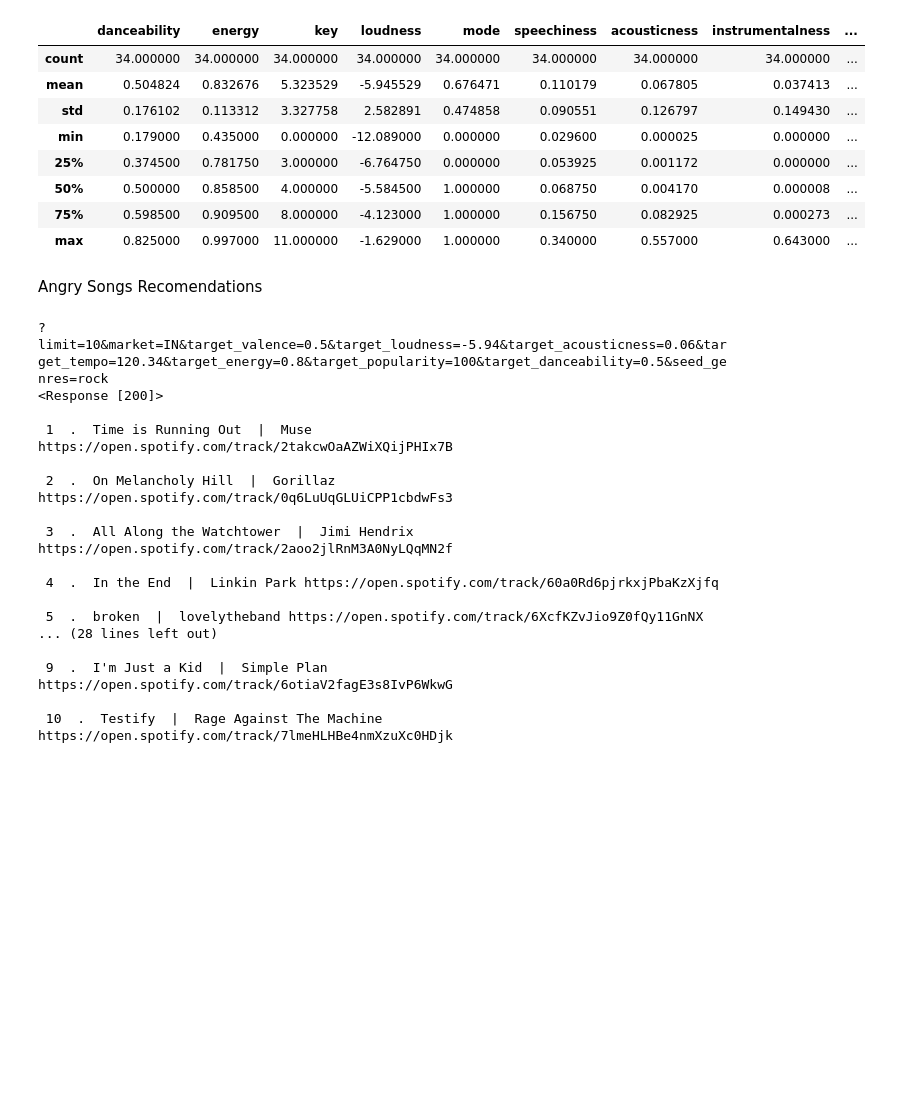
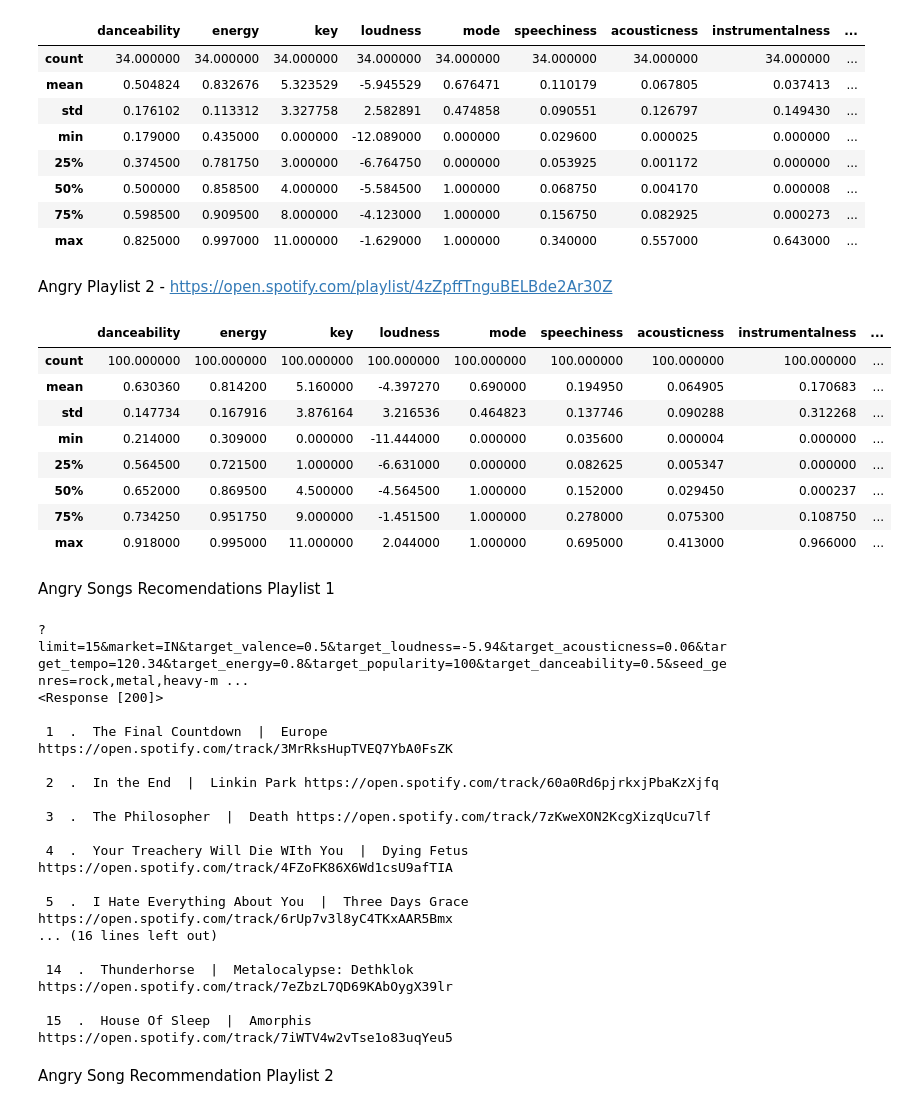
Before and after one commit to priyanka-maz/music-recommendation-facial-emotion, a Jupyter notebook: spotifyplaylist.ipynb, the cells around one changed output. Saved outputs shown, nothing was run; the diff lists cells and outputs as text; code cells hidden in the pictures; blank space fills up the shorter version.

```diff
--- a/spotifyplaylist.ipynb
+++ b/spotifyplaylist.ipynb
@@ -166,27 +166,45 @@ angry_df.describe()
 | 50% | 0.500000 | 0.858500 | 4.000000 | -5.584500 | 1.000000 | 0.068750 | 0.004170 | 0.000008 | ... |
 | 75% | 0.598500 | 0.909500 | 8.000000 | -4.123000 | 1.000000 | 0.156750 | 0.082925 | 0.000273 | ... |
 | max | 0.825000 | 0.997000 | 11.000000 | -1.629000 | 1.000000 | 0.340000 | 0.557000 | 0.643000 | ... |
+# %% [markdown]
+Angry Playlist 2 - https://open.spotify.com/playlist/4zZpffTnguBELBde2Ar30Z
+# %%
+angry_df = get_song_details('4zZpffTnguBELBde2Ar30Z')
+angry_df.describe()
+#angry_df.head()
+# %% [output]
+|  | danceability | energy | key | loudness | mode | speechiness | acousticness | instrumentalness | ... |
+| count | 100.000000 | 100.000000 | 100.000000 | 100.000000 | 100.000000 | 100.000000 | 100.000000 | 100.000000 | ... |
+| mean | 0.630360 | 0.814200 | 5.160000 | -4.397270 | 0.690000 | 0.194950 | 0.064905 | 0.170683 | ... |
+| std | 0.147734 | 0.167916 | 3.876164 | 3.216536 | 0.464823 | 0.137746 | 0.090288 | 0.312268 | ... |
+| min | 0.214000 | 0.309000 | 0.000000 | -11.444000 | 0.000000 | 0.035600 | 0.000004 | 0.000000 | ... |
+| 25% | 0.564500 | 0.721500 | 1.000000 | -6.631000 | 0.000000 | 0.082625 | 0.005347 | 0.000000 | ... |
+| 50% | 0.652000 | 0.869500 | 4.500000 | -4.564500 | 1.000000 | 0.152000 | 0.029450 | 0.000237 | ... |
+| 75% | 0.734250 | 0.951750 | 9.000000 | -1.451500 | 1.000000 | 0.278000 | 0.075300 | 0.108750 | ... |
+| max | 0.918000 | 0.995000 | 11.000000 | 2.044000 | 1.000000 | 0.695000 | 0.413000 | 0.966000 | ... |
 # %% [markdown]
-Angry Songs Recomendations
+Angry Songs Recomendations Playlist 1
 # %%
 #FYI seed_genre matters a lot
 
-get_recomendations(seed_genres="rock", limit=10, target_popularity=100, target_danceability=0.5, target_energy=0.8, target_loudness=-5.94, target_acousticness=0.06, target_valence=0.5, target_tempo=120.34)
+get_recomendations(seed_genres="rock,metal,heavy-metal,death-metal,punk-rock", limit=15, target_popularity=100, target_danceability=0.5, target_energy=0.8, target_loudness=-5.94, target_acousticness=0.06, target_valence=0.5, target_tempo=120.34)
 # %% [output]
-?limit=10&market=IN&target_valence=0.5&target_loudness=-5.94&target_acousticness=0.06&target_tempo=120.34&target_energy=0.8&target_popularity=100&target_danceability=0.5&seed_genres=rock
+?limit=15&market=IN&target_valence=0.5&target_loudness=-5.94&target_acousticness=0.06&target_tempo=120.34&target_energy=0.8&target_popularity=100&target_danceability=0.5&seed_genres=rock,metal,heavy-m ...
 <Response [200]>
 
- 1  .  Time is Running Out  |  Muse https://open.spotify.com/track/2takcwOaAZWiXQijPHIx7B
+ 1  .  The Final Countdown  |  Europe https://open.spotify.com/track/3MrRksHupTVEQ7YbA0FsZK
 
- 2  .  On Melancholy Hill  |  Gorillaz https://open.spotify.com/track/0q6LuUqGLUiCPP1cbdwFs3
+ 2  .  In the End  |  Linkin Park https://open.spotify.com/track/60a0Rd6pjrkxjPbaKzXjfq
 
- 3  .  All Along the Watchtower  |  Jimi Hendrix https://open.spotify.com/track/2aoo2jlRnM3A0NyLQqMN2f
+ 3  .  The Philosopher  |  Death https://open.spotify.com/track/7zKweXON2KcgXizqUcu7lf
 
- 4  .  In the End  |  Linkin Park https://open.spotify.com/track/60a0Rd6pjrkxjPbaKzXjfq
+ 4  .  Your Treachery Will Die WIth You  |  Dying Fetus https://open.spotify.com/track/4FZoFK86X6Wd1csU9afTIA
 
- 5  .  broken  |  lovelytheband https://open.spotify.com/track/6XcfKZvJio9Z0fQy11GnNX
-... (28 lines left out)
+ 5  .  I Hate Everything About You  |  Three Days Grace https://open.spotify.com/track/6rUp7v3l8yC4TKxAAR5Bmx
+... (16 lines left out)
 
- 9  .  I'm Just a Kid  |  Simple Plan https://open.spotify.com/track/6otiaV2fagE3s8IvP6WkwG
+ 14  .  Thunderhorse  |  Metalocalypse: Dethklok https://open.spotify.com/track/7eZbzL7QD69KAbOygX39lr
 
- 10  .  Testify  |  Rage Against The Machine https://open.spotify.com/track/7lmeHLHBe4nmXzuXc0HDjk
+ 15  .  House Of Sleep  |  Amorphis https://open.spotify.com/track/7iWTV4w2vTse1o83uqYeu5
+# %% [markdown]
+Angry Song Recommendation Playlist 2
```
Also changed, not shown: parts of 29 cells of this notebook.
